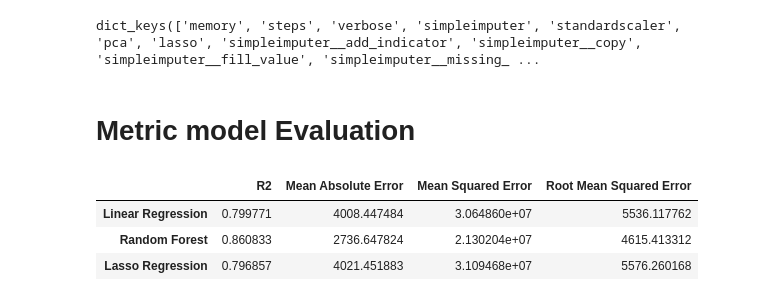
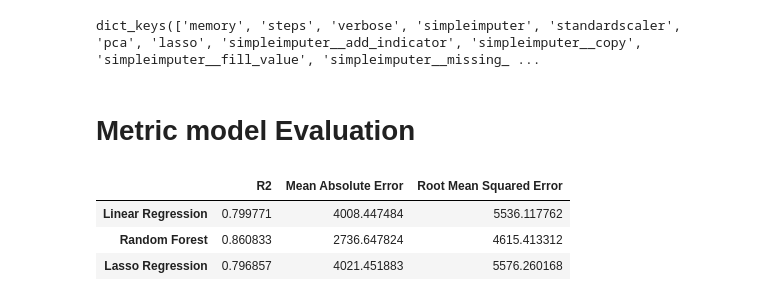
Before and after one commit to truc-tran/Medical-Cost-Forecast, a Jupyter notebook: 3. Preprocessing, Training, Modelling.ipynb, the cells around one changed output. Cells and saved outputs as stored; diff of their text form; code cells hidden in the pictures.

```diff
--- a/3. Preprocessing, Training, Modelling.ipynb
+++ b/3. Preprocessing, Training, Modelling.ipynb
@@ -53,7 +54,7 @@ def encode_and_concat(org_df, feature_to_encode):
     res = res.drop([feature_to_encode], axis=1)
     return(res)
 
-features_to_encode = ['sex', 'smoker', 'children', 'region', 'weight_status', 'age_group']
+features_to_encode = ['sex', 'smoker', 'region', 'weight_status', 'age_group']
 
 for feature in features_to_encode:
     df = encode_and_concat(df, feature)
@@ -589,9 +591,10 @@ df_mae = pd.DataFrame.from_dict(mae_results, orient='index', columns=['Mean Abso
 df_mse = pd.DataFrame.from_dict(mse_results, orient='index', columns=['Mean Squared Error'])
 df_rmse = pd.DataFrame.from_dict(rmse_results, orient='index', columns=['Root Mean Squared Error'])
 # %%
-pd.concat([df_r2, df_mae, df_mse, df_rmse], axis=1)
+df_results = pd.concat([df_r2, df_mae, df_mse, df_rmse], axis=1)
+df_results[['R2', 'Mean Absolute Error', 'Root Mean Squared Error']]
 # %% [output]
-|  | R2 | Mean Absolute Error | Mean Squared Error | Root Mean Squared Error |
-| Linear Regression | 0.799771 | 4008.447484 | 3.064860e+07 | 5536.117762 |
-| Random Forest | 0.860833 | 2736.647824 | 2.130204e+07 | 4615.413312 |
-| Lasso Regression | 0.796857 | 4021.451883 | 3.109468e+07 | 5576.260168 |
+|  | R2 | Mean Absolute Error | Root Mean Squared Error |
+| Linear Regression | 0.799771 | 4008.447484 | 5536.117762 |
+| Random Forest | 0.860833 | 2736.647824 | 4615.413312 |
+| Lasso Regression | 0.796857 | 4021.451883 | 5576.260168 |
```
Also changed, not shown: parts of 8 cells of this notebook.
